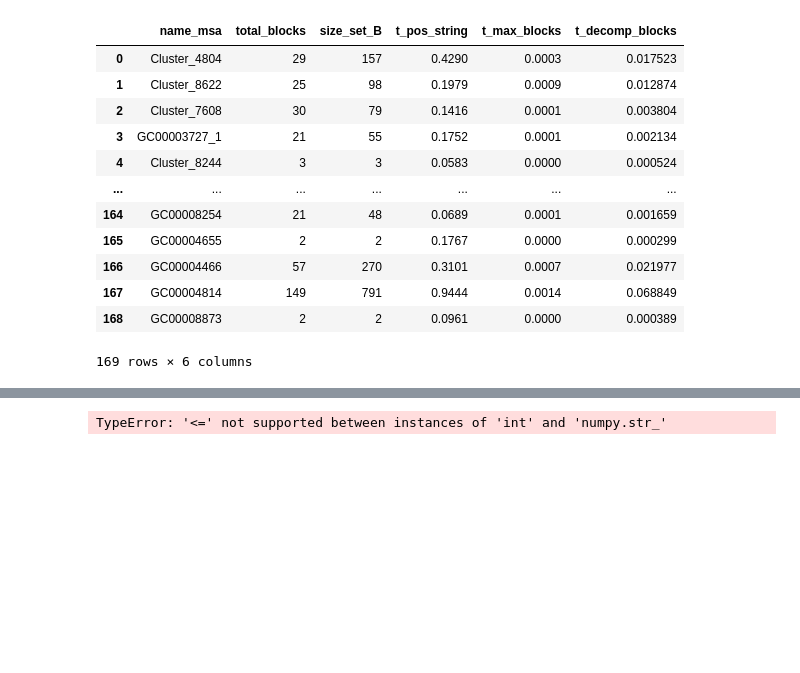
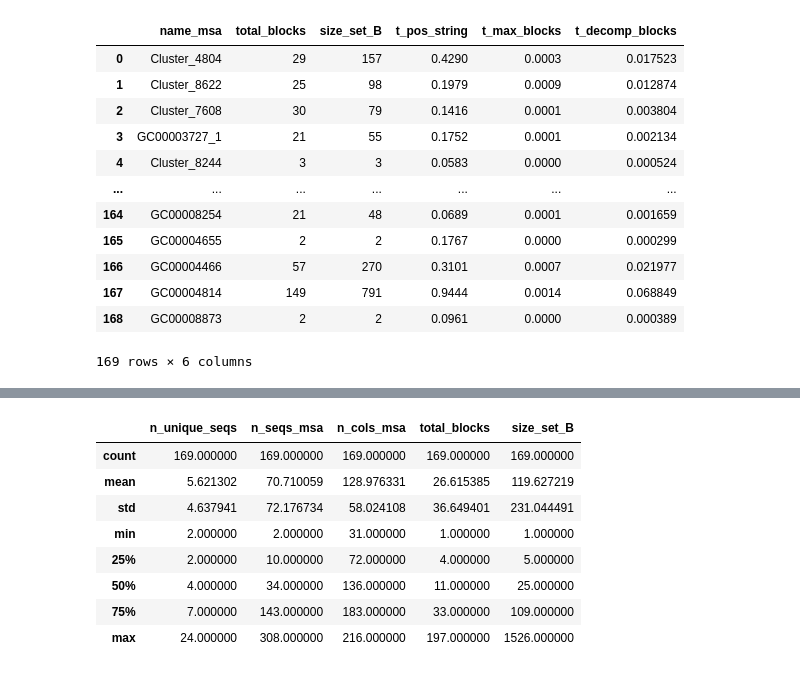
Before and after one commit to AlgoLab/pangeblocks, a Jupyter notebook: Comparison-Experiments.ipynb, the cells around one changed output, grey strips where cells are left out. Saved outputs shown, nothing was run; the diff lists cells and outputs as text; code cells hidden in the pictures; blank space fills up the shorter version.

```diff
--- a/Comparison-Experiments.ipynb
+++ b/Comparison-Experiments.ipynb
@@ -212,6 +212,14 @@ comparison.query(f"`n_unique_seqs`=={max_nrows}")
 | 84 | GC00001613 | 24 | 307 | 216 | 180.123356 | 94.750111 | 197 | ... |
 # %%
 ## sizes
-comparison[["n_unique_seqs","n_seqs_msa","n_cols_msa",""]].describe()
+comparison[["n_unique_seqs","n_seqs_msa","n_cols_msa","total_blocks","size_set_B"]].describe()
 # %% [output]
-TypeError: '<=' not supported between instances of 'int' and 'numpy.str_'
+|  | n_unique_seqs | n_seqs_msa | n_cols_msa | total_blocks | size_set_B |
+| count | 169.000000 | 169.000000 | 169.000000 | 169.000000 | 169.000000 |
+| mean | 5.621302 | 70.710059 | 128.976331 | 26.615385 | 119.627219 |
+| std | 4.637941 | 72.176734 | 58.024108 | 36.649401 | 231.044491 |
+| min | 2.000000 | 2.000000 | 31.000000 | 1.000000 | 1.000000 |
+| 25% | 2.000000 | 10.000000 | 72.000000 | 4.000000 | 5.000000 |
+| 50% | 4.000000 | 34.000000 | 136.000000 | 11.000000 | 25.000000 |
+| 75% | 7.000000 | 143.000000 | 183.000000 | 33.000000 | 109.000000 |
+| max | 24.000000 | 308.000000 | 216.000000 | 197.000000 | 1526.000000 |
```
Also changed, not shown: 2 other files.
